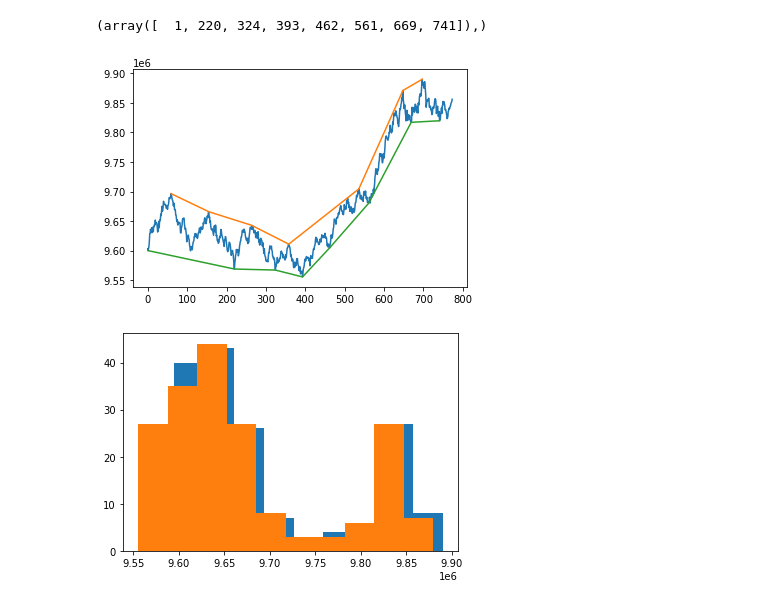
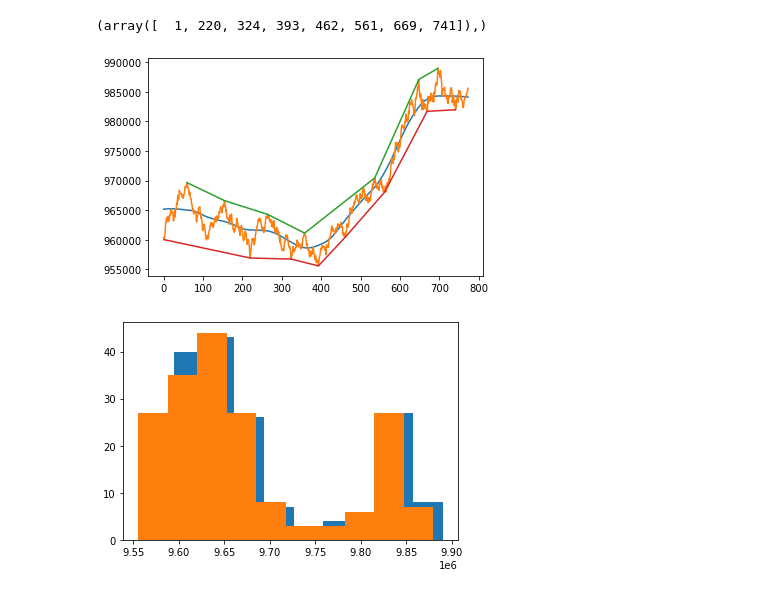
Before and after one commit to yasstake/ftxmmf, a Jupyter notebook: notebook/fit_trendline.ipynb, the cells around one changed output. Saved outputs shown, nothing was run; the diff lists cells and outputs as text; code cells hidden in the pictures.

```diff
--- a/notebook/fit_trendline.ipynb
+++ b/notebook/fit_trendline.ipynb
@@ -177,12 +115,13 @@ minId
 # %% [output]
 (array([  1, 220, 324, 393, 462, 561, 669, 741]),)
 # %%
-plt.plot(x, y)
-plt.plot(x[maxId], y[maxId])
-plt.plot(x[minId], y[minId])
+plt.plot(x, z/10)
+plt.plot(x, y/10)
+plt.plot(x[maxId], y[maxId]/10)
+plt.plot(x[minId], y[minId]/10)
 plt.show()
 # %% [output]
-[figure, old version]
+[figure, new version]
 # %%
 from scipy import signal
 maxId = signal.argrelmax(y, order=1)
```
Also changed, not shown: parts of 3 cells of this notebook, 3 other files.
